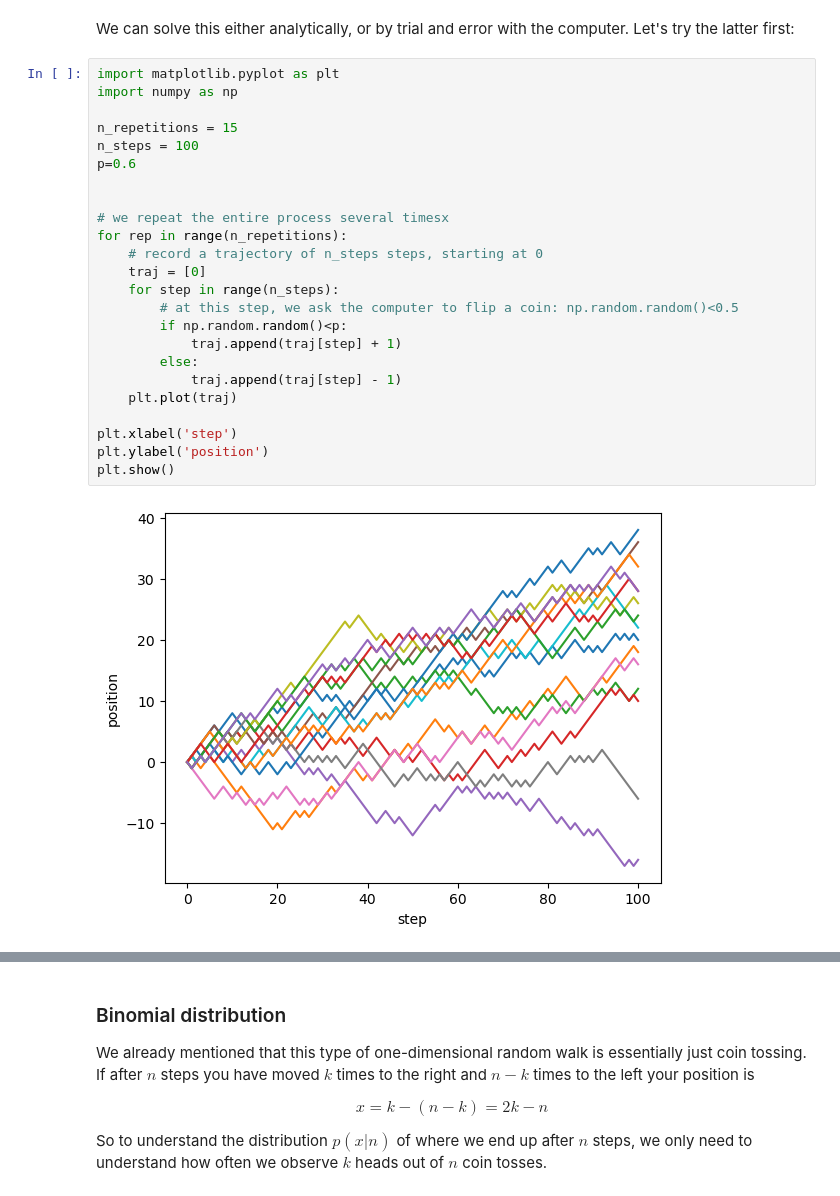
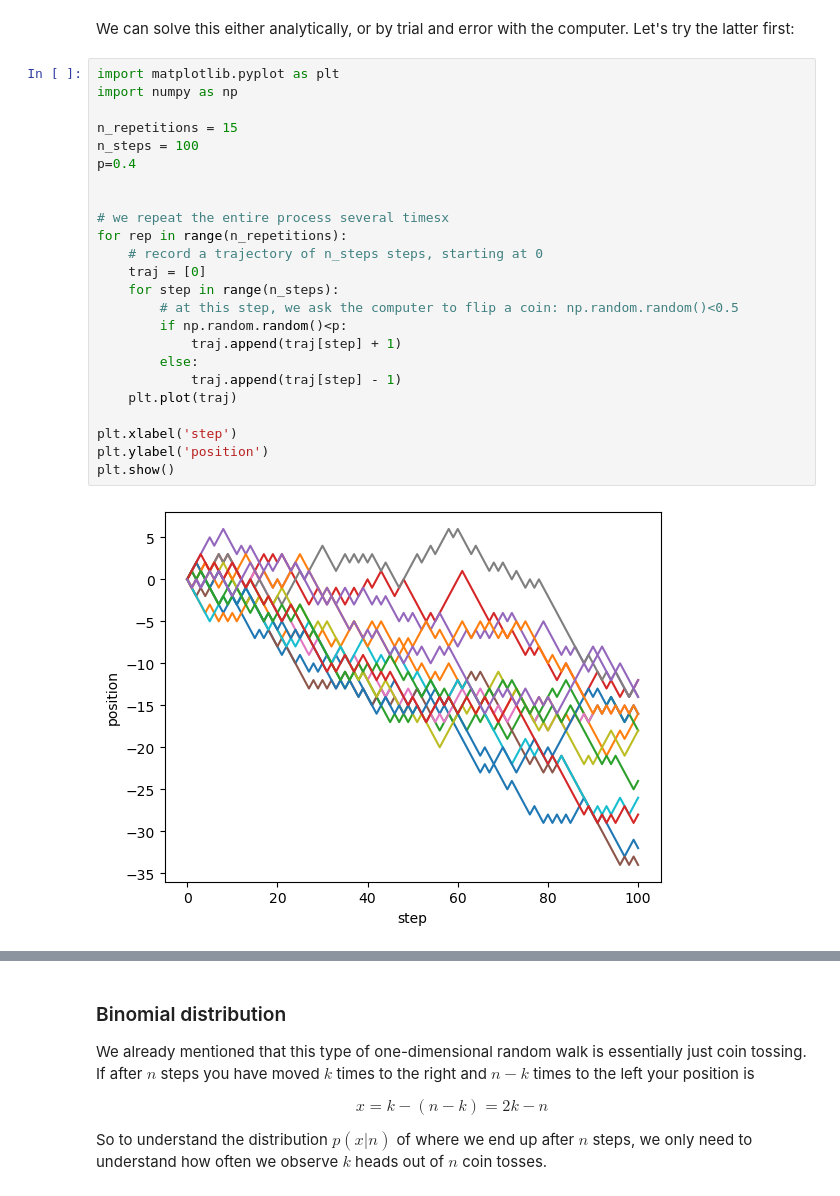
Before and after one commit to neherlab/PoL1-course-materials, a Jupyter notebook: notebooks/lecture04a_RandomWalks.ipynb, the cells around one changed output, grey strips where cells are left out. Cells and saved outputs as stored; diff of their text form.

```diff
--- a/notebooks/lecture04a_RandomWalks.ipynb
+++ b/notebooks/lecture04a_RandomWalks.ipynb
@@ -45,29 +45,29 @@ We can solve this either analytically, or by trial and error with the computer.
 # %%
 import matplotlib.pyplot as plt
 import numpy as np
 
 n_repetitions = 15
 n_steps = 100
-p=0.6
+p=0.4
 
 
 # we repeat the entire process several timesx
 for rep in range(n_repetitions):
     # record a trajectory of n_steps steps, starting at 0
     traj = [0]
     for step in range(n_steps):
         # at this step, we ask the computer to flip a coin: np.random.random()<0.5
         if np.random.random()<p:
             traj.append(traj[step] + 1)
         else:
             traj.append(traj[step] - 1)
     plt.plot(traj)
 
 plt.xlabel('step')
 plt.ylabel('position')
 plt.show()
 # %% [output]
-[figure, old version]
+[figure, new version]
 # %%
 # ALTERNATIVE IMPLEMENTATION
 n_repetitions = 15
```
Also changed, not shown: parts of 6 cells of this notebook, 8 other files.
